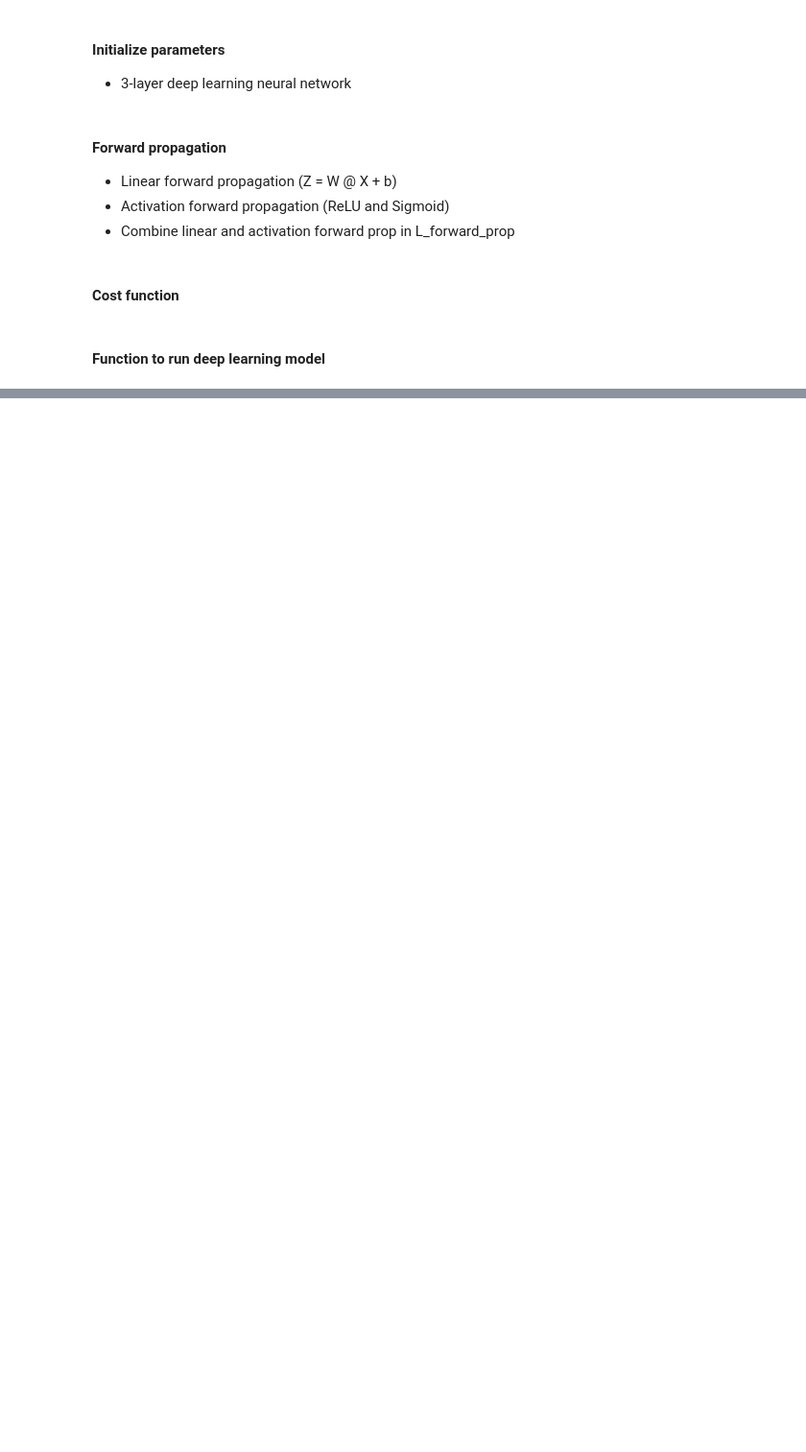
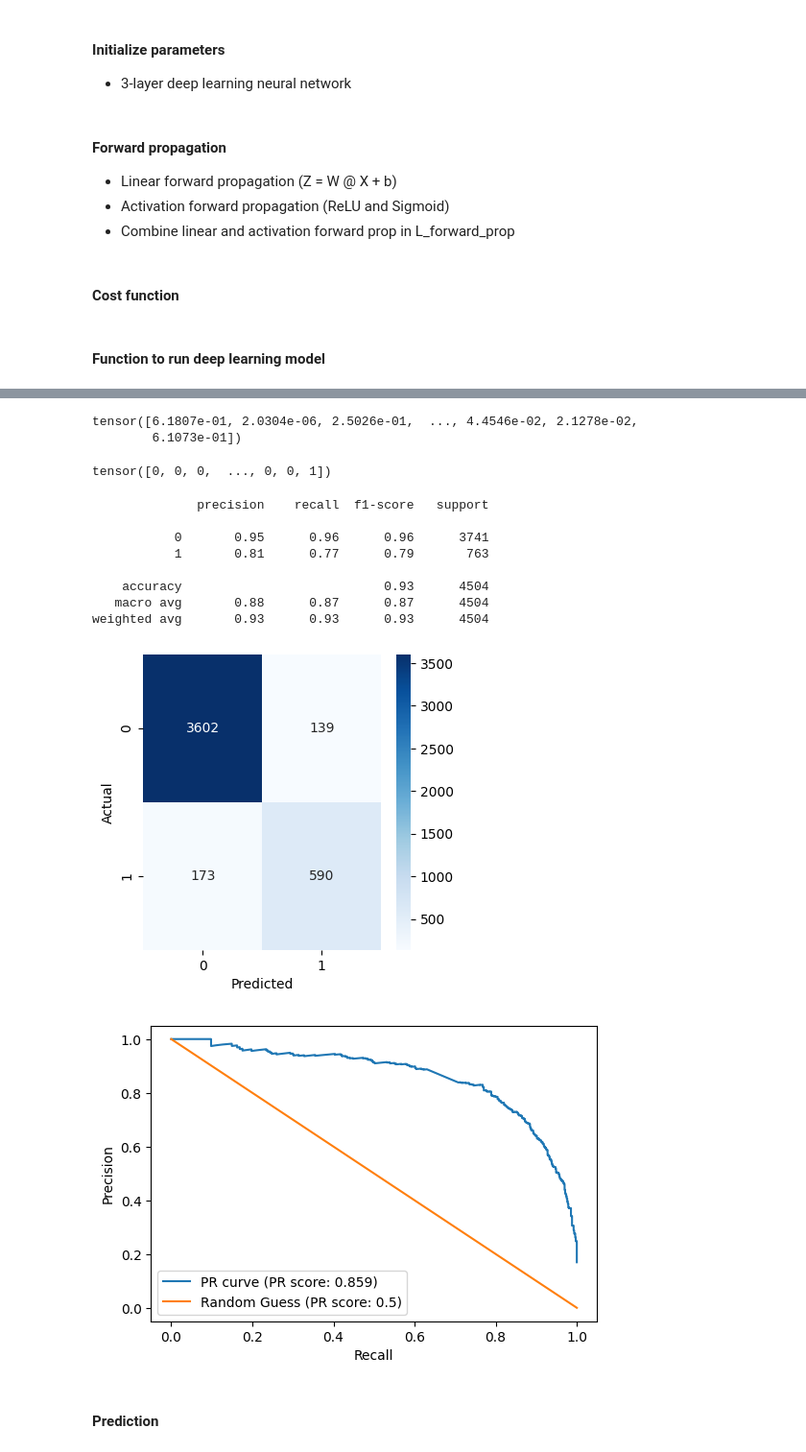
Before and after one commit to TsungYuanHsu/e-commerce_customer_churn_analysis, a Jupyter notebook: e-commerce_customer_churn_analysis.ipynb, the cells around one changed output, grey strips where cells are left out. Shown at 96% size. Saved outputs shown, nothing was run; the diff lists cells and outputs as text; code cells hidden in the pictures; blank space fills up the shorter version.

```diff
--- a/e-commerce_customer_churn_analysis.ipynb
+++ b/e-commerce_customer_churn_analysis.ipynb
@@ -1463,8 +1487,9 @@ def cost_function(AL, y):
     Returns:
     cost -- cost function value
     """
-    m = y.shape[1]
-    cost = - [y * log(AL) + (1 - y) * log(1 - AL)].mean()
+
+    cost = - (y * torch.log(AL) + (1 - y) * torch.log(1 - AL)).mean()
+    cost = cost.squeeze()  # make sure the dimension of cost is 17 instead o [[17]]
 
     return cost
 # %% [markdown]
@@ -1499,0 +1575,33 @@ def nn_model(X, y, layer_dims):
+# %%
+y_pred = (AL >= 0.5).int()
+y_pred_proba = AL.detach()   # Detach from gradient tracking: Only want value for further evaluation
+y_pred
+y_pred_proba
+# %% [output]
+tensor([6.1807e-01, 2.0304e-06, 2.5026e-01,  ..., 4.4546e-02, 2.1278e-02,
+        6.1073e-01])
+# %%
+y = y.squeeze()
+y
+# %% [output]
+tensor([0, 0, 0,  ..., 0, 0, 1])
+# %%
+report = classification_report(y, y_pred)
+conf_matrix = confusion_matrix(y, y_pred)
+
+print(report)
+plot_conf_matrix(conf_matrix)
+plot_PR_curve(y, y_pred_proba)
+# %% [output]
+              precision    recall  f1-score   support
+
+           0       0.95      0.96      0.96      3741
+           1       0.81      0.77      0.79       763
+
+    accuracy                           0.93      4504
+   macro avg       0.88      0.87      0.87      4504
+weighted avg       0.93      0.93      0.93      4504
+[figure, added]
+[figure, added]
+# %% [markdown]
+#### Prediction
```
Also changed, not shown: parts of 19 cells of this notebook, 1 other file.
